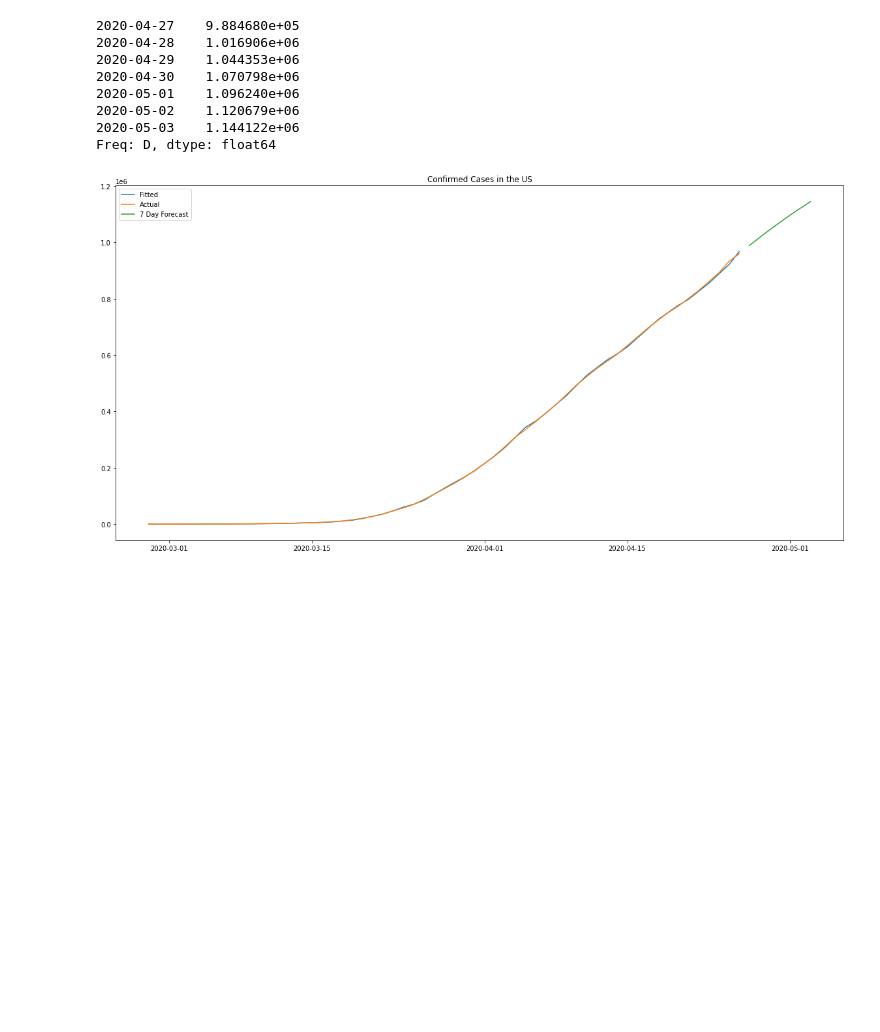
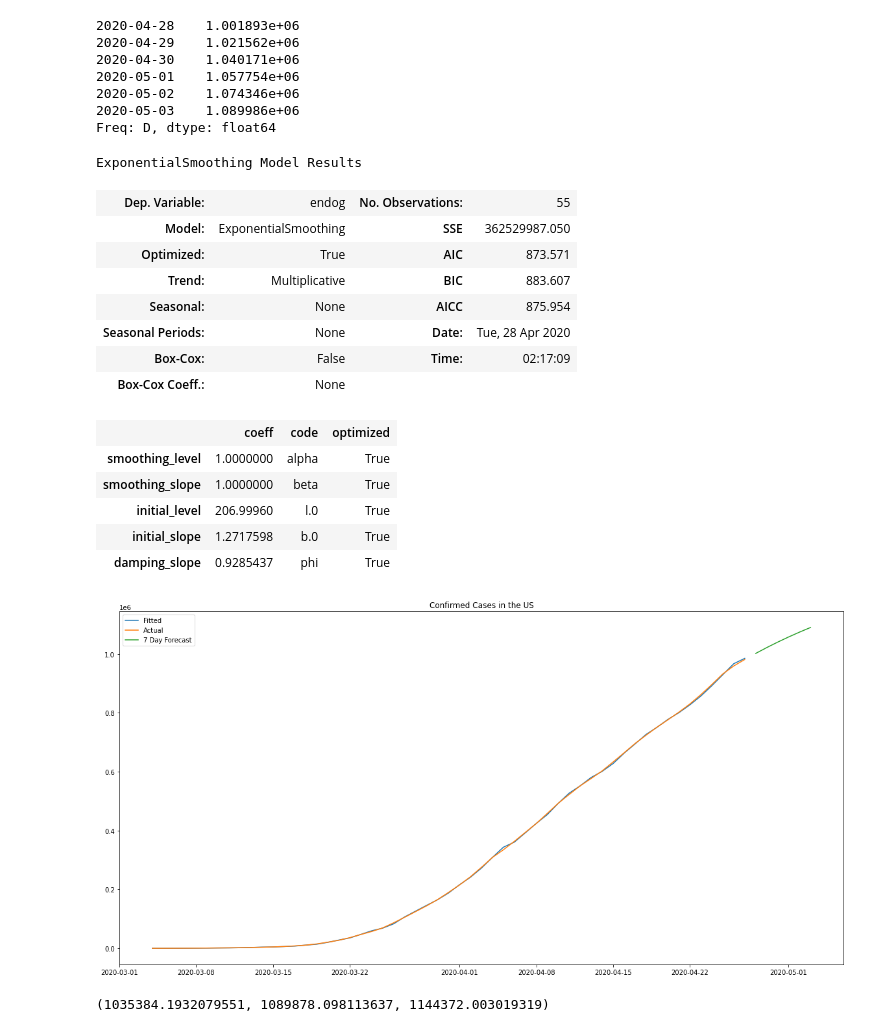
Before and after one commit to beala/covid_forecasts, a Jupyter notebook: Exponential Smoothing Model.ipynb, the cells around one changed output. Saved outputs shown, nothing was run; the diff lists cells and outputs as text; code cells hidden in the pictures; blank space fills up the shorter version.

```diff
--- a/Exponential Smoothing Model.ipynb
+++ b/Exponential Smoothing Model.ipynb
@@ -9,10 +9,10 @@ import matplotlib.pyplot as plt
 # %%
 us_data = pd.read_csv("../covid-tracking-data/data/us_daily.csv", index_col="date", parse_dates=["date"])[::-1]
 
-# Remove data before 2-28, where there were single digit case counts
-start_date = pd.to_datetime("20200228")
-#end_date = pd.to_datetime   ("20200420")
-end_date = us_data.index[-1]
+# Remove data before 3-04, where there were single digit case counts
+start_date = pd.to_datetime("20200304")
+end_date = pd.to_datetime("20200427")
+#end_date = us_data.index[-1]
 us_data = us_data[(us_data.index >= start_date) & (us_data.index <= end_date)]
 # %%
 us_data
@@ -149,33 +182,55 @@ for (p, errors) in results:
 # %%
 # 10 day forecast using multiplicative trend and dampening
 es = hw.ExponentialSmoothing(
     us_data['positive'],
     trend='mul',
     freq='D',
     damped=True,
 )
 fit = es.fit(optimized=True)
 
+
 fig, ax = plt.subplots(figsize=(20,10))
 
 ax.plot(fit.fittedvalues, label="Fitted")
 ax.plot(us_data['positive'], label="Actual")
 
-ax.plot(fit.forecast(7), label="7 Day Forecast")
+ax.plot(fit.forecast(6), label="7 Day Forecast")
 plt.title("Confirmed Cases in the US")
 plt.yscale('linear')
 plt.legend()
 
 plt.savefig("us_7_day.png")
 
-print(fit.forecast(7))
+print(fit.forecast(6))
+fit.summary()
 # %% [output]
-2020-04-27    9.884680e+05
-2020-04-28    1.016906e+06
-2020-04-29    1.044353e+06
-2020-04-30    1.070798e+06
-2020-05-01    1.096240e+06
-2020-05-02    1.120679e+06
-2020-05-03    1.144122e+06
+2020-04-28    1.001893e+06
+2020-04-29    1.021562e+06
+2020-04-30    1.040171e+06
+2020-05-01    1.057754e+06
+2020-05-02    1.074346e+06
+2020-05-03    1.089986e+06
 Freq: D, dtype: float64
+ExponentialSmoothing Model Results
+| Dep. Variable: | endog | No. Observations: | 55 |
+| Model: | ExponentialSmoothing | SSE | 362529987.050 |
+| Optimized: | True | AIC | 873.571 |
+| Trend: | Multiplicative | BIC | 883.607 |
+| Seasonal: | None | AICC | 875.954 |
+| Seasonal Periods: | None | Date: | Tue, 28 Apr 2020 |
+| Box-Cox: | False | Time: | 02:17:09 |
+| Box-Cox Coeff.: | None |  |  |
+|  | coeff | code | optimized |
+| smoothing_level | 1.0000000 | alpha | True |
+| smoothing_slope | 1.0000000 | beta | True |
+| initial_level | 206.99960 | l.0 | True |
+| initial_slope | 1.2717598 | b.0 | True |
+| damping_slope | 0.9285437 | phi | True |
-[figure, old version]
+[figure, new version]
+# %%
+lrt21 = fit.forecast(7)[pd.to_datetime('2020-05-03')]
+
+(lrt21 * .95, lrt21, lrt21 * 1.05)
+# %% [output]
+(1035384.1932079551, 1089878.098113637, 1144372.003019319)
```
Also changed, not shown: parts of 25 cells of this notebook, 5 other files.
